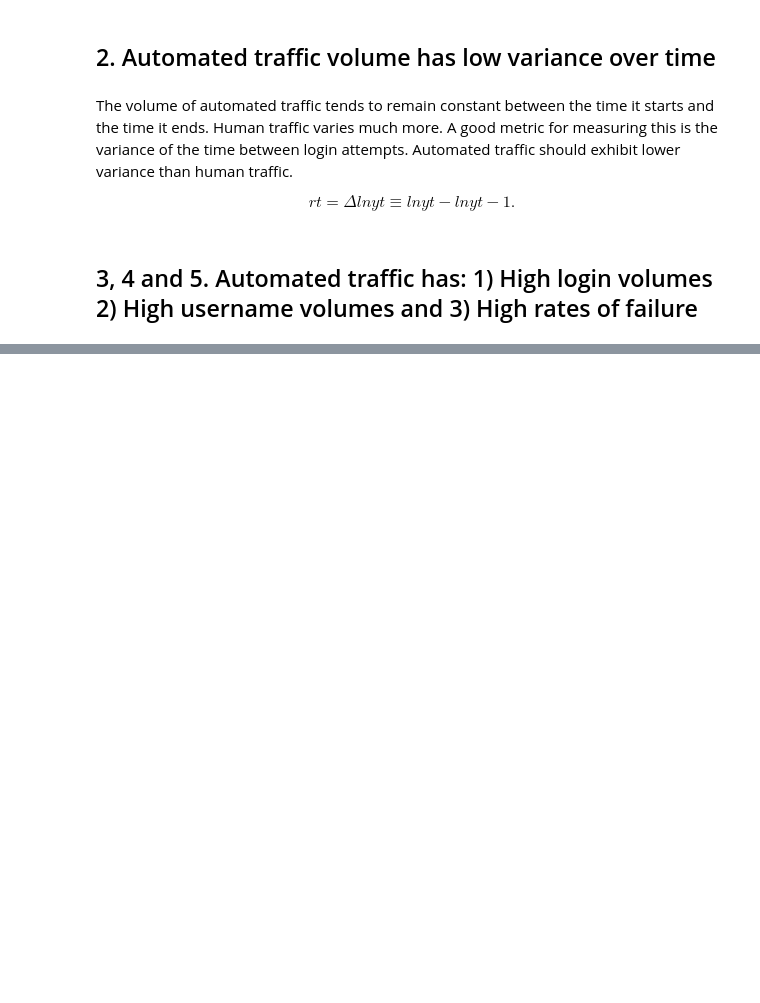
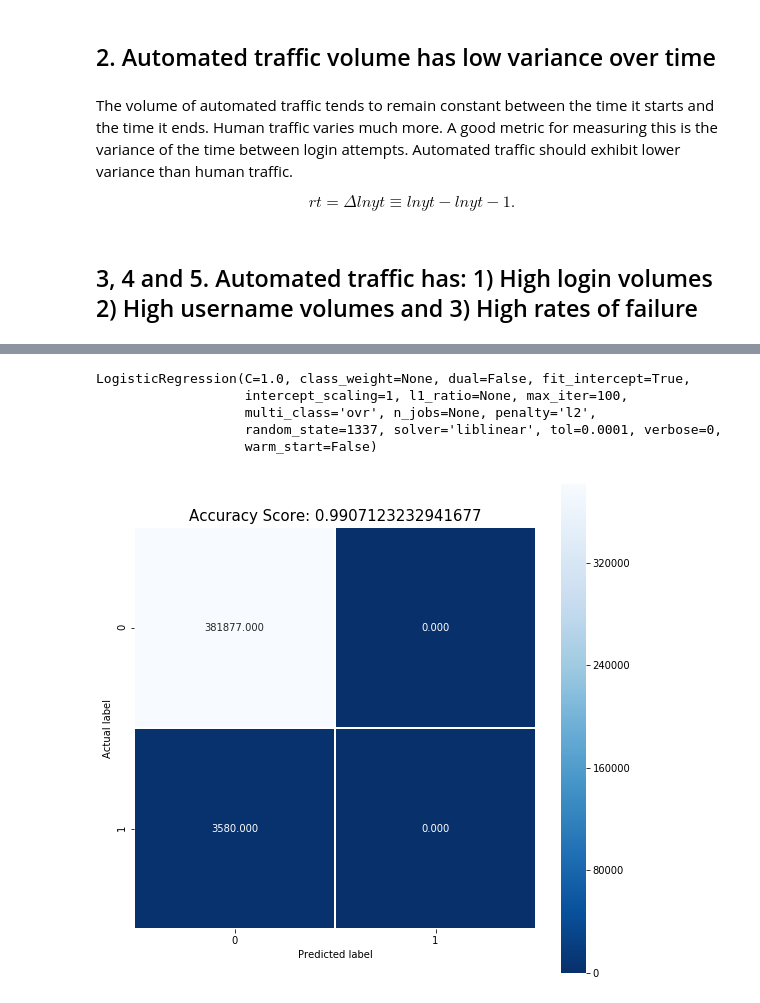
Before and after one commit to fouwst/shape-analytics-assignment, a Jupyter notebook: Shape Analytics Assignment.ipynb, the cells around one changed output, grey strips where cells are left out. Cells and saved outputs as stored; diff of their text form; code cells hidden in the pictures; blank space fills up the shorter version.

```diff
--- a/Shape Analytics Assignment.ipynb
+++ b/Shape Analytics Assignment.ipynb
@@ -397 +364,31 @@ train_df.head()
+# %%
+x_train, x_test, y_train, y_test = train_test_split(train_df.drop('is_bot', axis=1), train_df.is_bot, test_size=0.2, random_state=1337, stratify=train_df.is_bot)
+# %%
+clf = LogisticRegression(C=1.0,
+          dual=False, fit_intercept=True, intercept_scaling=1,
+          max_iter=100, multi_class=u'ovr', n_jobs=None, penalty='l2',
+          random_state=1337, solver='liblinear', tol=0.0001, verbose=0,
+          warm_start=False)
+# %%
+clf.fit(x_train, y_train)
+# %% [output]
+LogisticRegression(C=1.0, class_weight=None, dual=False, fit_intercept=True,
+                   intercept_scaling=1, l1_ratio=None, max_iter=100,
+                   multi_class='ovr', n_jobs=None, penalty='l2',
+                   random_state=1337, solver='liblinear', tol=0.0001, verbose=0,
+                   warm_start=False)
+# %%
+predictions = clf.predict(x_test)
+# %%
+cm = metrics.confusion_matrix(y_test, predictions)
+score = clf.score(x_test, y_test)
+
+plt.figure(figsize=(9,9))
+sns.heatmap(cm, annot=True, fmt=".3f", linewidths=.5, square = True, cmap = 'Blues_r');
+plt.ylabel('Actual label');
+plt.xlabel('Predicted label');
+all_sample_title = 'Accuracy Score: {0}'.format(score)
+plt.title(all_sample_title, size = 15);
+# %% [output]
+[figure, added]
 # %%
```
Also changed, not shown: parts of 29 cells of this notebook.
